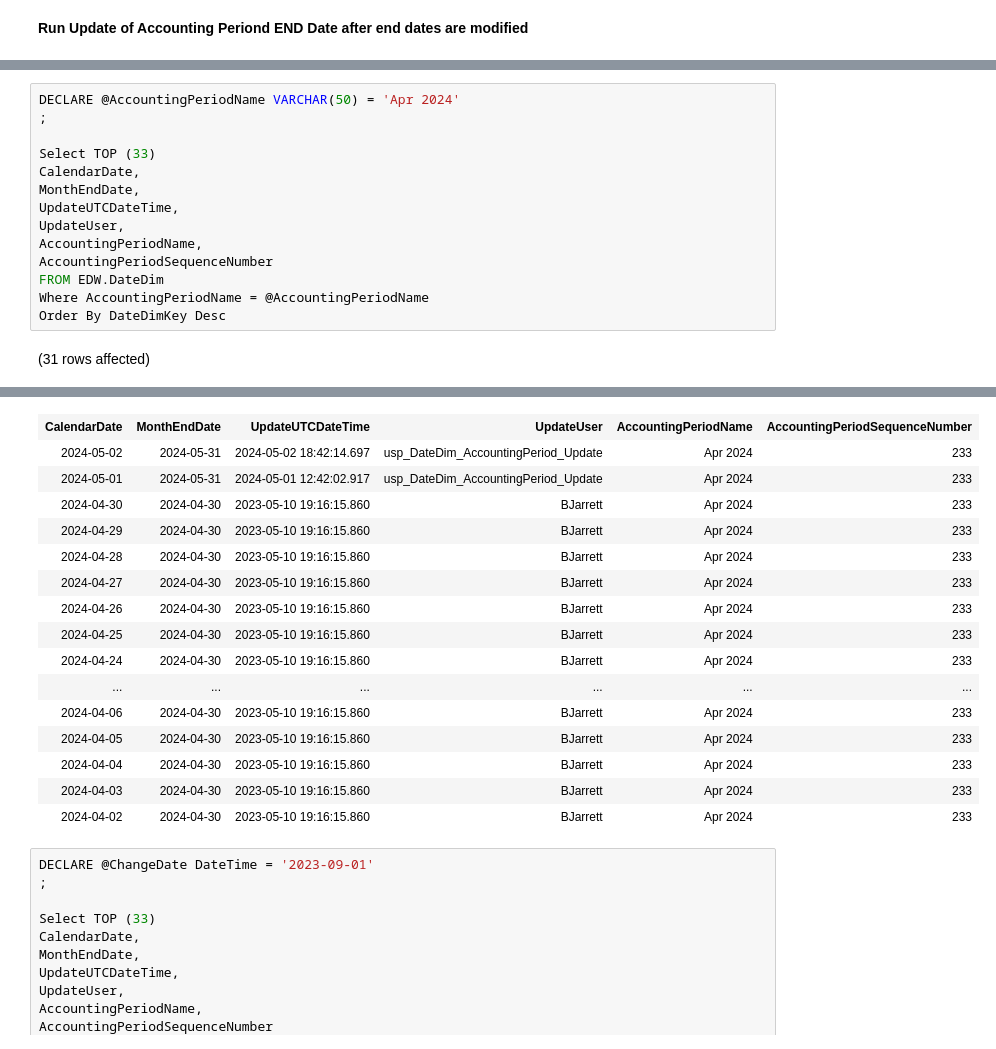
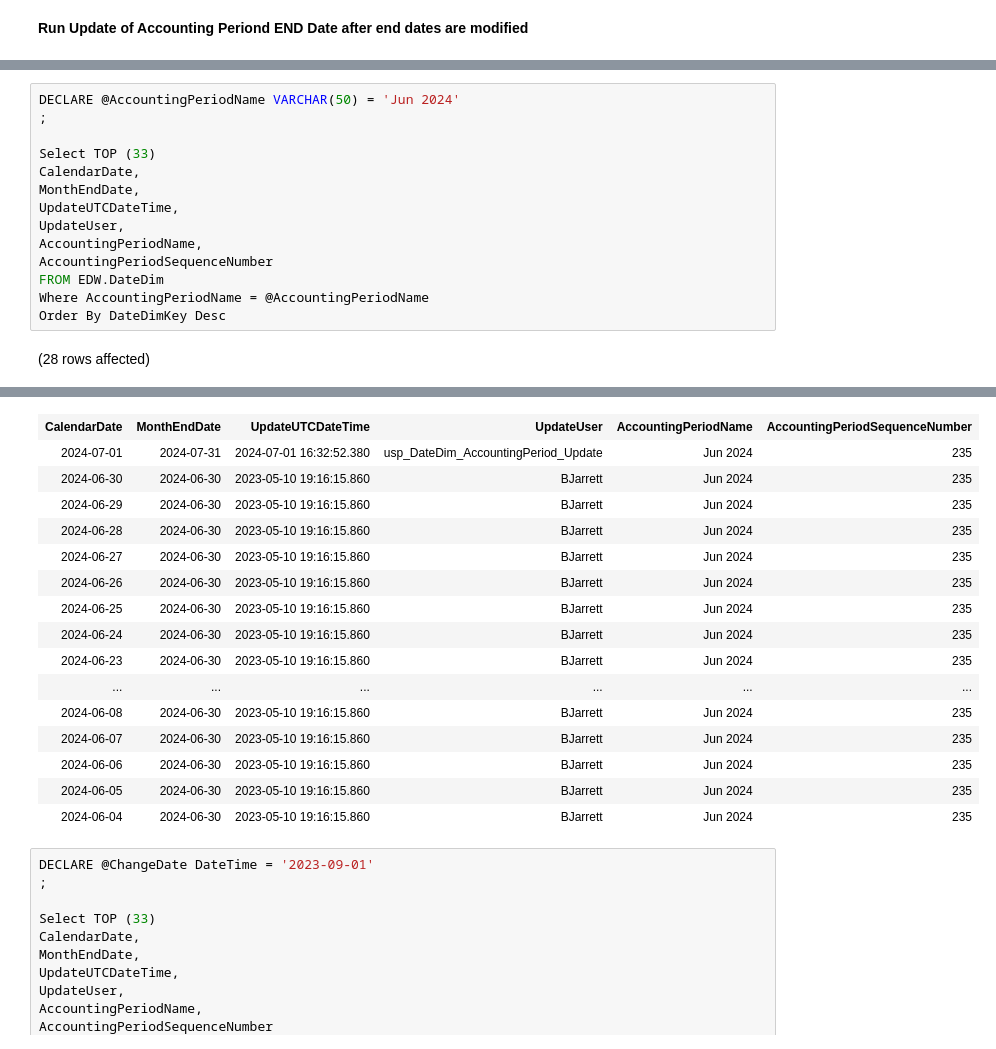
Before and after one commit to mdelisio/SQL-Scripts, a Jupyter notebook: Notebook- Update Accouinting Period End Date.ipynb, the cells around one changed output, grey strips where cells are left out. Cells and saved outputs as stored; diff of their text form.

```diff
--- a/Notebook- Update Accouinting Period End Date.ipynb
+++ b/Notebook- Update Accouinting Period End Date.ipynb
@@ -28,5 +28,5 @@ Total execution time: 00:00:00.336
 # %%
-DECLARE @AccountingPeriodName VARCHAR(50) = 'Apr 2024'
+DECLARE @AccountingPeriodName VARCHAR(50) = 'Jun 2024'
 ;
 
 Select TOP (33)
@@ -40,4 +40,4 @@ FROM EDW.DateDim
 Where AccountingPeriodName = @AccountingPeriodName
 Order By DateDimKey Desc
 # %% [output]
-(31 rows affected)
+(28 rows affected)
@@ -45,19 +45,19 @@ Total execution time: 00:00:00.114
 | CalendarDate | MonthEndDate | UpdateUTCDateTime | UpdateUser | AccountingPeriodName | AccountingPeriodSequenceNumber |
-| 2024-05-02 | 2024-05-31 | 2024-05-02 18:42:14.697 | usp_DateDim_AccountingPeriod_Update | Apr 2024 | 233 |
-| 2024-05-01 | 2024-05-31 | 2024-05-01 12:42:02.917 | usp_DateDim_AccountingPeriod_Update | Apr 2024 | 233 |
-| 2024-04-30 | 2024-04-30 | 2023-05-10 19:16:15.860 | BJarrett | Apr 2024 | 233 |
-| 2024-04-29 | 2024-04-30 | 2023-05-10 19:16:15.860 | BJarrett | Apr 2024 | 233 |
-| 2024-04-28 | 2024-04-30 | 2023-05-10 19:16:15.860 | BJarrett | Apr 2024 | 233 |
-| 2024-04-27 | 2024-04-30 | 2023-05-10 19:16:15.860 | BJarrett | Apr 2024 | 233 |
-| 2024-04-26 | 2024-04-30 | 2023-05-10 19:16:15.860 | BJarrett | Apr 2024 | 233 |
-| 2024-04-25 | 2024-04-30 | 2023-05-10 19:16:15.860 | BJarrett | Apr 2024 | 233 |
-| 2024-04-24 | 2024-04-30 | 2023-05-10 19:16:15.860 | BJarrett | Apr 2024 | 233 |
+| 2024-07-01 | 2024-07-31 | 2024-07-01 16:32:52.380 | usp_DateDim_AccountingPeriod_Update | Jun 2024 | 235 |
+| 2024-06-30 | 2024-06-30 | 2023-05-10 19:16:15.860 | BJarrett | Jun 2024 | 235 |
+| 2024-06-29 | 2024-06-30 | 2023-05-10 19:16:15.860 | BJarrett | Jun 2024 | 235 |
+| 2024-06-28 | 2024-06-30 | 2023-05-10 19:16:15.860 | BJarrett | Jun 2024 | 235 |
+| 2024-06-27 | 2024-06-30 | 2023-05-10 19:16:15.860 | BJarrett | Jun 2024 | 235 |
+| 2024-06-26 | 2024-06-30 | 2023-05-10 19:16:15.860 | BJarrett | Jun 2024 | 235 |
+| 2024-06-25 | 2024-06-30 | 2023-05-10 19:16:15.860 | BJarrett | Jun 2024 | 235 |
+| 2024-06-24 | 2024-06-30 | 2023-05-10 19:16:15.860 | BJarrett | Jun 2024 | 235 |
+| 2024-06-23 | 2024-06-30 | 2023-05-10 19:16:15.860 | BJarrett | Jun 2024 | 235 |
 | ... | ... | ... | ... | ... | ... |
-| 2024-04-06 | 2024-04-30 | 2023-05-10 19:16:15.860 | BJarrett | Apr 2024 | 233 |
-| 2024-04-05 | 2024-04-30 | 2023-05-10 19:16:15.860 | BJarrett | Apr 2024 | 233 |
-| 2024-04-04 | 2024-04-30 | 2023-05-10 19:16:15.860 | BJarrett | Apr 2024 | 233 |
-| 2024-04-03 | 2024-04-30 | 2023-05-10 19:16:15.860 | BJarrett | Apr 2024 | 233 |
-| 2024-04-02 | 2024-04-30 | 2023-05-10 19:16:15.860 | BJarrett | Apr 2024 | 233 |
+| 2024-06-08 | 2024-06-30 | 2023-05-10 19:16:15.860 | BJarrett | Jun 2024 | 235 |
+| 2024-06-07 | 2024-06-30 | 2023-05-10 19:16:15.860 | BJarrett | Jun 2024 | 235 |
+| 2024-06-06 | 2024-06-30 | 2023-05-10 19:16:15.860 | BJarrett | Jun 2024 | 235 |
+| 2024-06-05 | 2024-06-30 | 2023-05-10 19:16:15.860 | BJarrett | Jun 2024 | 235 |
+| 2024-06-04 | 2024-06-30 | 2023-05-10 19:16:15.860 | BJarrett | Jun 2024 | 235 |
 # %%
 DECLARE @ChangeDate DateTime = '2023-09-01'
 ;
```
Also changed, not shown: parts of 4 cells of this notebook, 2 other files.
